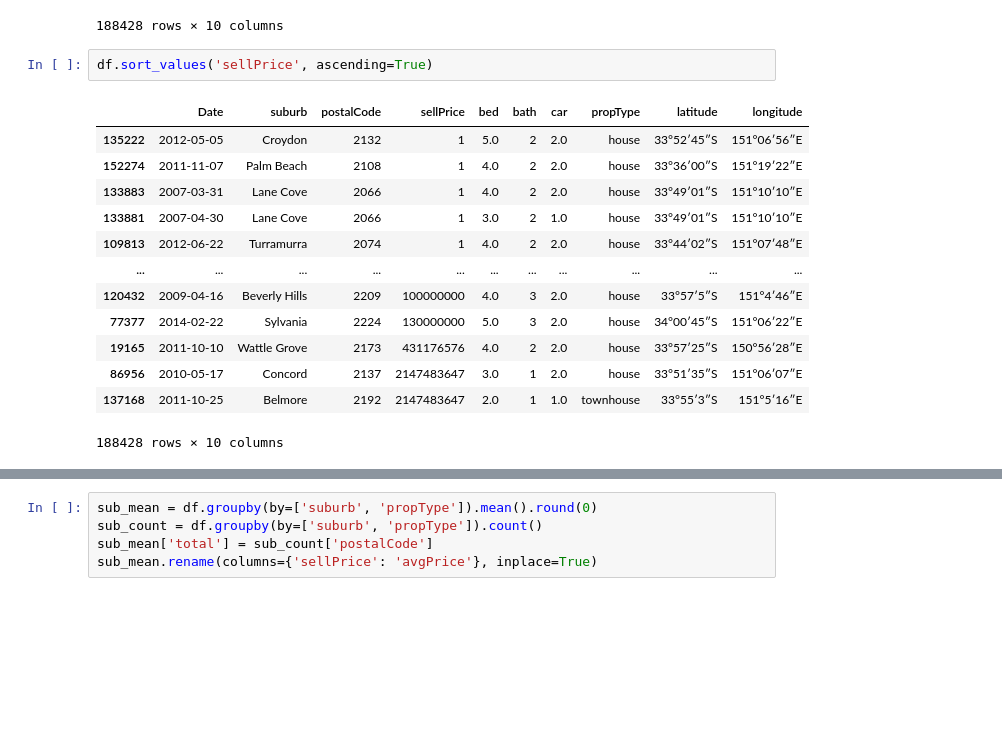
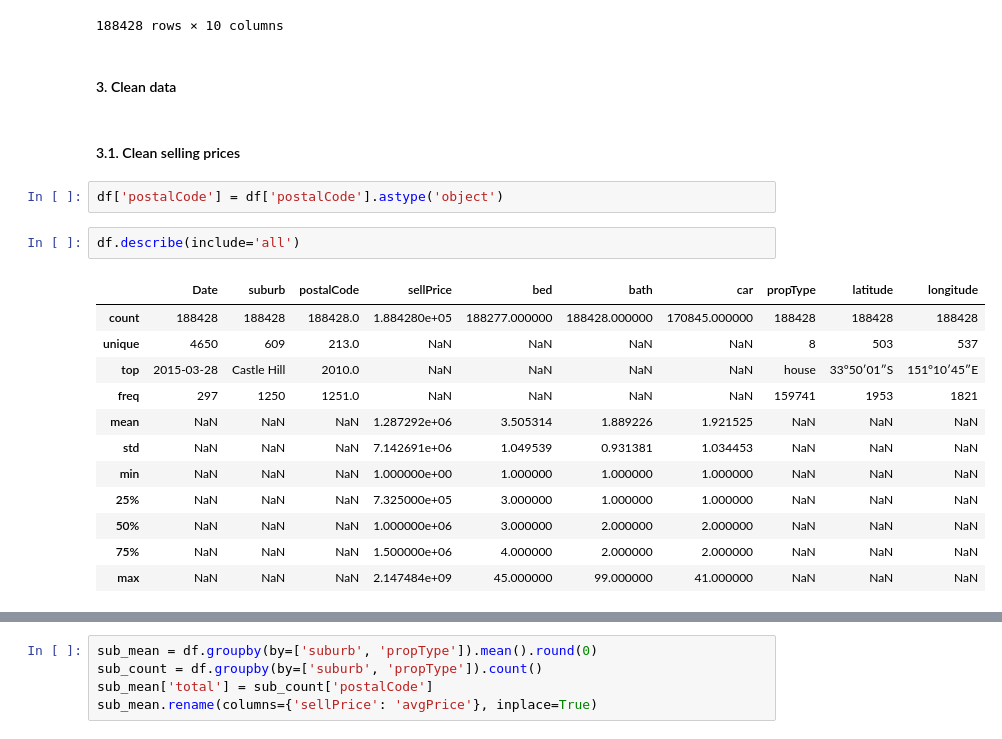
Before and after one commit to thuytrinhnguyen/ibm-ds-capstone, a Jupyter notebook: Final_week/explore_housing_price.ipynb, the cells around one changed output, grey strips where cells are left out. Cells and saved outputs as stored; diff of their text form; blank space fills up the shorter version.

```diff
--- a/Final_week/explore_housing_price.ipynb
+++ b/Final_week/explore_housing_price.ipynb
@@ -57,19 +61,24 @@ df
 | 199502 | 2013-09-07 | Illawong | 2234 | 640000 | 3.0 | 2 | 2.0 | townhouse | 34°00′02″S | 151°02′09″E |
 | 199503 | 2011-04-16 | Alfords Point | 2234 | 1611000 | 5.0 | 4 | 3.0 | house | 33°59′05″S | 151°01′17″E |
 188428 rows × 10 columns
-# %%
-df.sort_values('sellPrice', ascending=True)
-# %% [output]
-|  | Date | suburb | postalCode | sellPrice | bed | bath | car | propType | latitude | longitude |
-| 135222 | 2012-05-05 | Croydon | 2132 | 1 | 5.0 | 2 | 2.0 | house | 33°52′45″S | 151°06′56″E |
-| 152274 | 2011-11-07 | Palm Beach | 2108 | 1 | 4.0 | 2 | 2.0 | house | 33°36′00″S | 151°19′22″E |
-| 133883 | 2007-03-31 | Lane Cove | 2066 | 1 | 4.0 | 2 | 2.0 | house | 33°49′01″S | 151°10′10″E |
-| 133881 | 2007-04-30 | Lane Cove | 2066 | 1 | 3.0 | 2 | 1.0 | house | 33°49′01″S | 151°10′10″E |
-| 109813 | 2012-06-22 | Turramurra | 2074 | 1 | 4.0 | 2 | 2.0 | house | 33°44′02″S | 151°07′48″E |
-| ... | ... | ... | ... | ... | ... | ... | ... | ... | ... | ... |
-| 120432 | 2009-04-16 | Beverly Hills | 2209 | 100000000 | 4.0 | 3 | 2.0 | house | 33°57′5″S | 151°4′46″E |
-| 77377 | 2014-02-22 | Sylvania | 2224 | 130000000 | 5.0 | 3 | 2.0 | house | 34°00′45″S | 151°06′22″E |
-| 19165 | 2011-10-10 | Wattle Grove | 2173 | 431176576 | 4.0 | 2 | 2.0 | house | 33°57′25″S | 150°56′28″E |
-| 86956 | 2010-05-17 | Concord | 2137 | 2147483647 | 3.0 | 1 | 2.0 | house | 33°51′35″S | 151°06′07″E |
-| 137168 | 2011-10-25 | Belmore | 2192 | 2147483647 | 2.0 | 1 | 1.0 | townhouse | 33°55′3″S | 151°5′16″E |
-188428 rows × 10 columns
+# %% [markdown]
+#### 3. Clean data
+# %% [markdown]
+#### 3.1. Clean selling prices
+# %%
+df['postalCode'] = df['postalCode'].astype('object')
+# %%
+df.describe(include='all')
+# %% [output]
+|  | Date | suburb | postalCode | sellPrice | bed | bath | car | propType | latitude | longitude |
+| count | 188428 | 188428 | 188428.0 | 1.884280e+05 | 188277.000000 | 188428.000000 | 170845.000000 | 188428 | 188428 | 188428 |
+| unique | 4650 | 609 | 213.0 | NaN | NaN | NaN | NaN | 8 | 503 | 537 |
+| top | 2015-03-28 | Castle Hill | 2010.0 | NaN | NaN | NaN | NaN | house | 33°50′01″S | 151°10′45″E |
+| freq | 297 | 1250 | 1251.0 | NaN | NaN | NaN | NaN | 159741 | 1953 | 1821 |
+| mean | NaN | NaN | NaN | 1.287292e+06 | 3.505314 | 1.889226 | 1.921525 | NaN | NaN | NaN |
+| std | NaN | NaN | NaN | 7.142691e+06 | 1.049539 | 0.931381 | 1.034453 | NaN | NaN | NaN |
+| min | NaN | NaN | NaN | 1.000000e+00 | 1.000000 | 1.000000 | 1.000000 | NaN | NaN | NaN |
+| 25% | NaN | NaN | NaN | 7.325000e+05 | 3.000000 | 1.000000 | 1.000000 | NaN | NaN | NaN |
+| 50% | NaN | NaN | NaN | 1.000000e+06 | 3.000000 | 2.000000 | 2.000000 | NaN | NaN | NaN |
+| 75% | NaN | NaN | NaN | 1.500000e+06 | 4.000000 | 2.000000 | 2.000000 | NaN | NaN | NaN |
+| max | NaN | NaN | NaN | 2.147484e+09 | 45.000000 | 99.000000 | 41.000000 | NaN | NaN | NaN |
```
Also changed, not shown: parts of 16 cells of this notebook, 5 other files.
